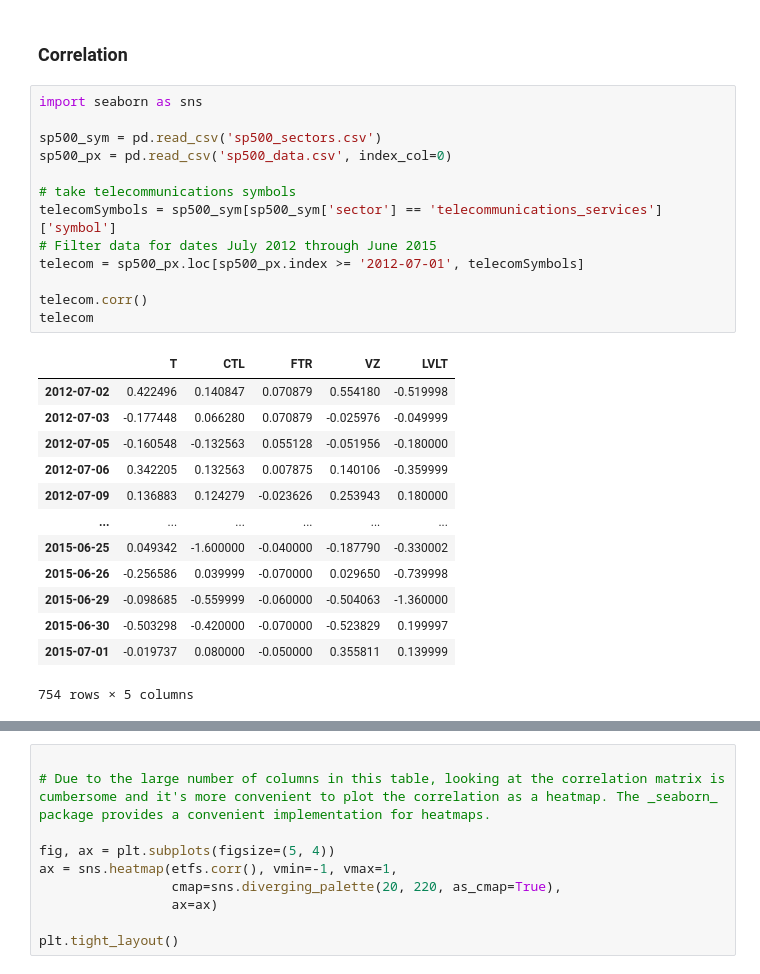
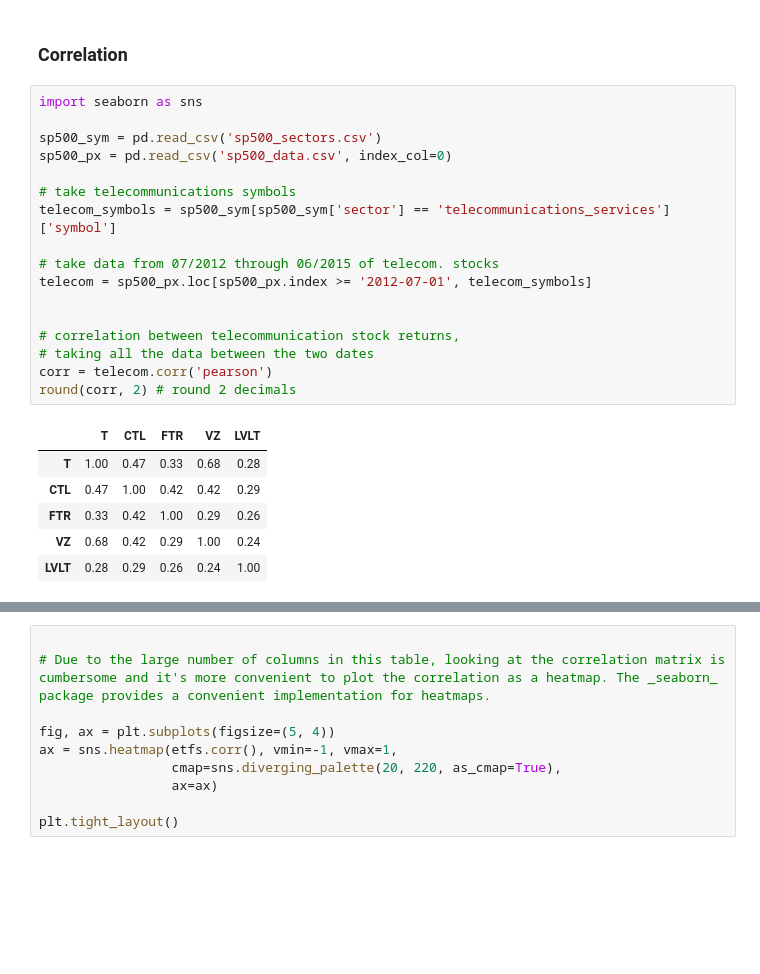
Before and after one commit to matuneville/practical-statistics-book, a Jupyter notebook: src/chapter_01/ExploratoryDataAnalysis_Py.ipynb, the cells around one changed output, grey strips where cells are left out. Drawn from its saved outputs; the diff is of its cells as text; blank space fills up the shorter version.

```diff
--- a/src/chapter_01/ExploratoryDataAnalysis_Py.ipynb
+++ b/src/chapter_01/ExploratoryDataAnalysis_Py.ipynb
@@ -184,28 +184,25 @@ sum(prob * df['Hechos'])
 # %%
 import seaborn as sns
 
 sp500_sym = pd.read_csv('sp500_sectors.csv')
 sp500_px = pd.read_csv('sp500_data.csv', index_col=0)
 
 # take telecommunications symbols
-telecomSymbols = sp500_sym[sp500_sym['sector'] == 'telecommunications_services']['symbol']
-# Filter data for dates July 2012 through June 2015
-telecom = sp500_px.loc[sp500_px.index >= '2012-07-01', telecomSymbols]
+telecom_symbols = sp500_sym[sp500_sym['sector'] == 'telecommunications_services']['symbol']
 
-telecom.corr()
-telecom
+# take data from 07/2012 through 06/2015 of telecom. stocks
+telecom = sp500_px.loc[sp500_px.index >= '2012-07-01', telecom_symbols]
+
+
+# correlation between telecommunication stock returns,
+# taking all the data between the two dates
+corr = telecom.corr('pearson')
+round(corr, 2) # round 2 decimals
 # %% [output]
 |  | T | CTL | FTR | VZ | LVLT |
-| 2012-07-02 | 0.422496 | 0.140847 | 0.070879 | 0.554180 | -0.519998 |
-| 2012-07-03 | -0.177448 | 0.066280 | 0.070879 | -0.025976 | -0.049999 |
-| 2012-07-05 | -0.160548 | -0.132563 | 0.055128 | -0.051956 | -0.180000 |
-| 2012-07-06 | 0.342205 | 0.132563 | 0.007875 | 0.140106 | -0.359999 |
-| 2012-07-09 | 0.136883 | 0.124279 | -0.023626 | 0.253943 | 0.180000 |
-| ... | ... | ... | ... | ... | ... |
-| 2015-06-25 | 0.049342 | -1.600000 | -0.040000 | -0.187790 | -0.330002 |
-| 2015-06-26 | -0.256586 | 0.039999 | -0.070000 | 0.029650 | -0.739998 |
-| 2015-06-29 | -0.098685 | -0.559999 | -0.060000 | -0.504063 | -1.360000 |
-| 2015-06-30 | -0.503298 | -0.420000 | -0.070000 | -0.523829 | 0.199997 |
-| 2015-07-01 | -0.019737 | 0.080000 | -0.050000 | 0.355811 | 0.139999 |
+| T | 1.00 | 0.47 | 0.33 | 0.68 | 0.28 |
+| CTL | 0.47 | 1.00 | 0.42 | 0.42 | 0.29 |
+| FTR | 0.33 | 0.42 | 1.00 | 0.29 | 0.26 |
+| VZ | 0.68 | 0.42 | 0.29 | 1.00 | 0.24 |
+| LVLT | 0.28 | 0.29 | 0.26 | 0.24 | 1.00 |
-754 rows × 5 columns
 # %%
```
Also changed, not shown: parts of 1 cell of this notebook.
